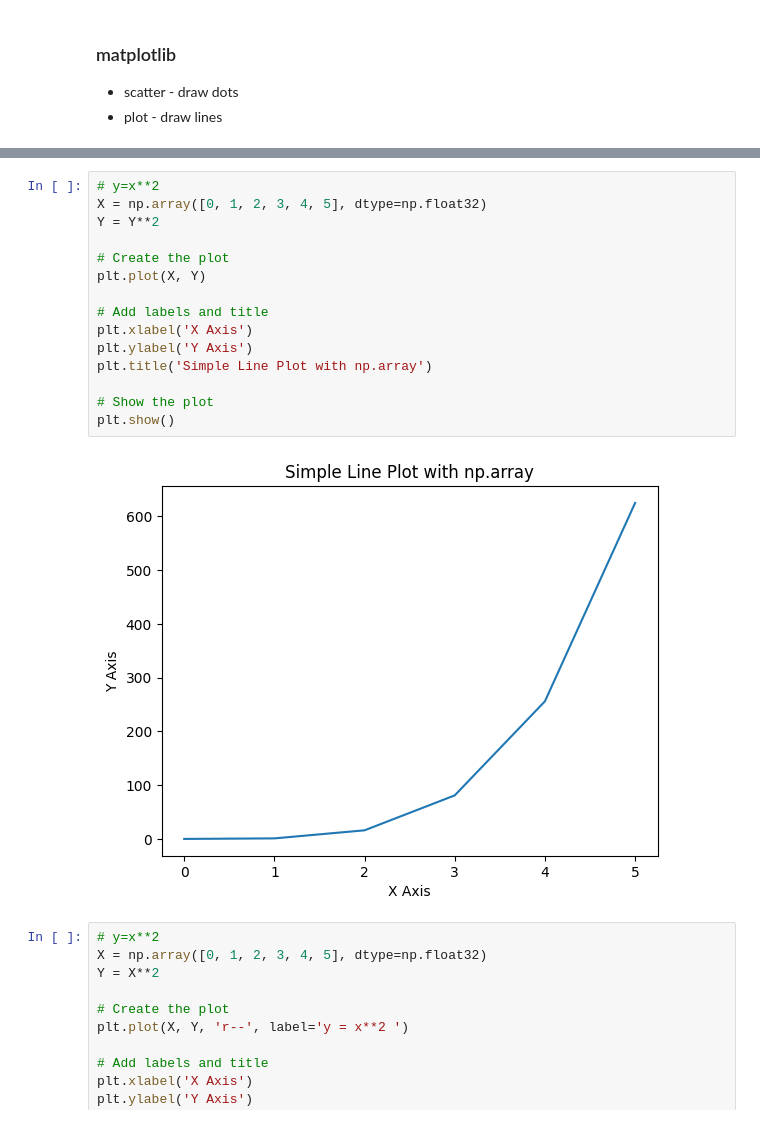
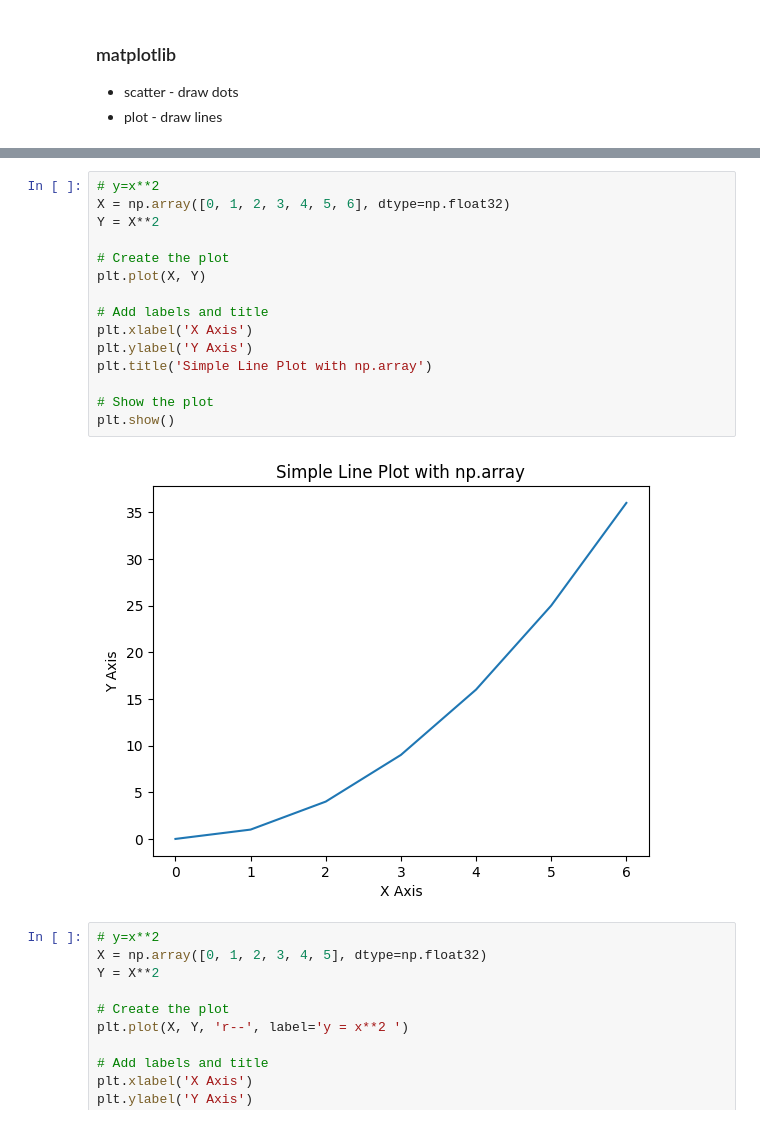
Before and after one commit to frankwxu/AI4DigitalForensics, a Jupyter notebook: CYFI445/lectures/01_linear_regression_concept/0_review_np_array.ipynb, the cells around one changed output, grey strips where cells are left out. Saved outputs shown, nothing was run; the diff lists cells and outputs as text.

```diff
--- a/CYFI445/lectures/01_linear_regression_concept/0_review_np_array.ipynb
+++ b/CYFI445/lectures/01_linear_regression_concept/0_review_np_array.ipynb
@@ -449,20 +449,20 @@ plt.show()
 # %%
 # y=x**2
-X = np.array([0, 1, 2, 3, 4, 5], dtype=np.float32)
-Y = Y**2
+X = np.array([0, 1, 2, 3, 4, 5, 6], dtype=np.float32)
+Y = X**2
 
 # Create the plot
 plt.plot(X, Y)
 
 # Add labels and title
 plt.xlabel('X Axis')
 plt.ylabel('Y Axis')
 plt.title('Simple Line Plot with np.array')
 
 # Show the plot
 plt.show()
 # %% [output]
-[figure, old version]
+[figure, new version]
 # %%
 # y=x**2
 X = np.array([0, 1, 2, 3, 4, 5], dtype=np.float32)
```
Also changed, not shown: parts of 7 cells of this notebook, 4 other files.
